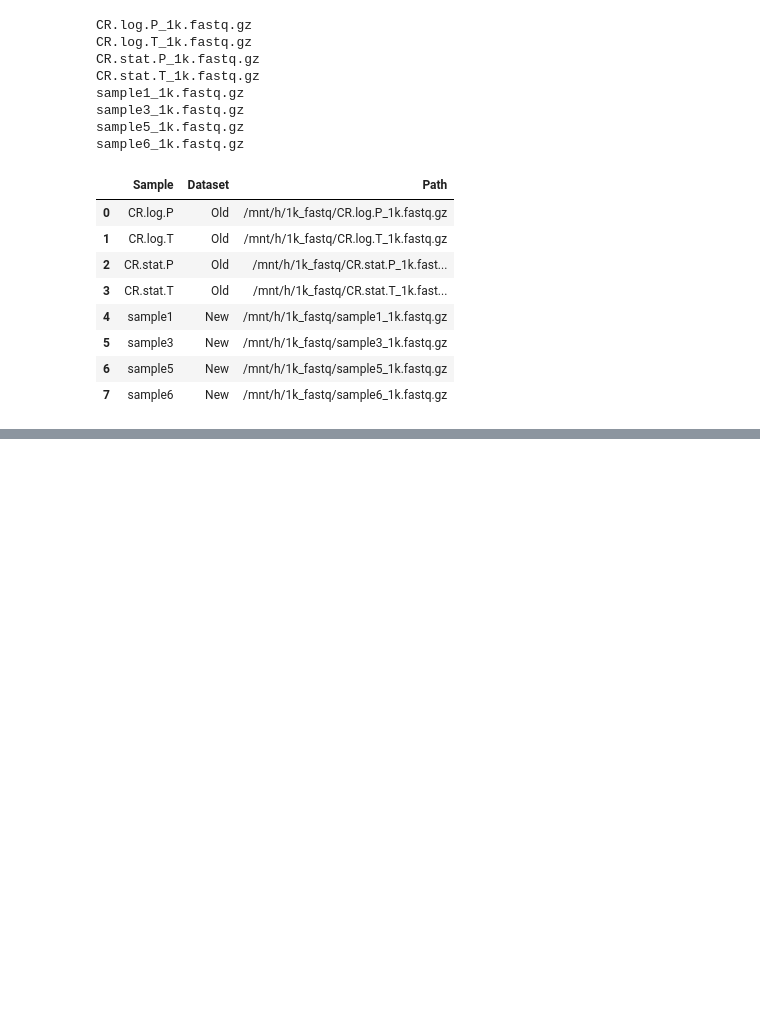
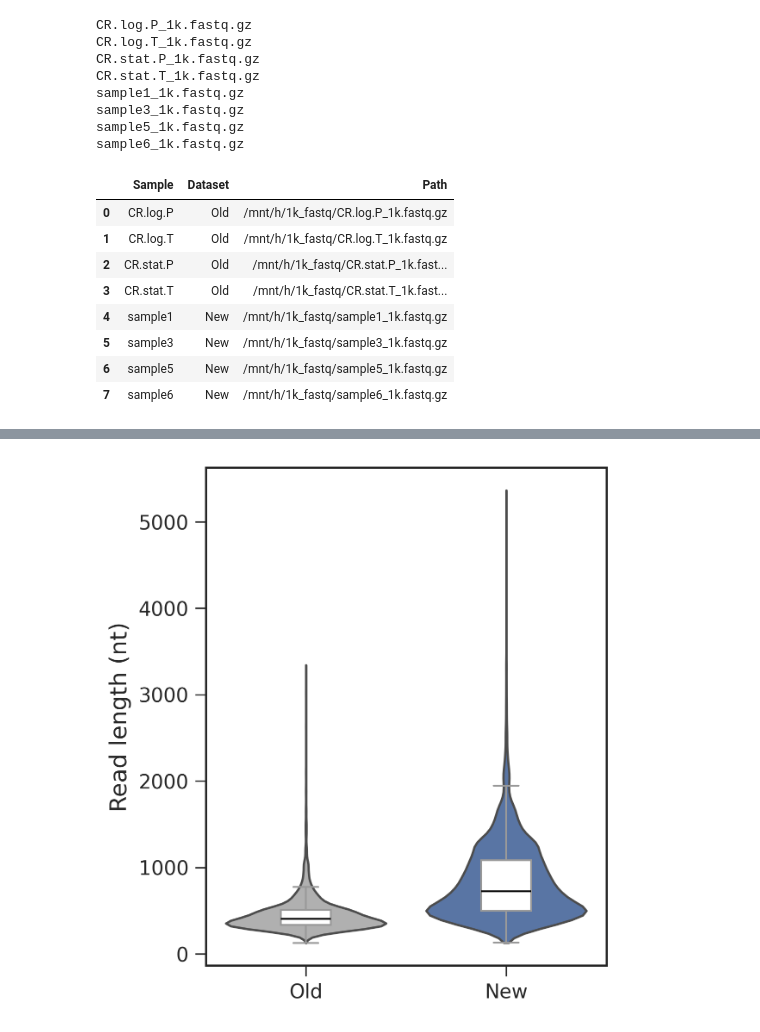
Before and after one commit to ih-11/initial-git, a Jupyter notebook: notebook/fastq_QC.ipynb, the cells around one changed output, grey strips where cells are left out. Saved outputs shown, nothing was run; the diff lists cells and outputs as text; code cells hidden in the pictures; blank space fills up the shorter version.

```diff
--- a/notebook/fastq_QC.ipynb
+++ b/notebook/fastq_QC.ipynb
@@ -232,0 +383,49 @@ def summarize_fastq(path, sample, dataset):
+# %%
+# ============================================
+# Figure 1A
+# Read length distribution
+# Old vs New
+# ============================================
+
+dataset_palette = {
+    "Old": "#B0B0B0",
+    "New": "#4C72B0",
+}
+
+fig, ax = make_fig(
+    w=4,
+    h=5,
+)
+
+sns.violinplot(
+    data=read_qc,
+    x="Dataset",
+    y="Length",
+    palette=dataset_palette,
+    inner=None,
+    cut=0,
+    legend=False,
+    ax=ax,
+)
+
+sns.boxplot(
+    data=read_qc,
+    x="Dataset",
+    y="Length",
+    width=0.25,
+    palette=["white", "white"],
+    showcaps=True,
+    showfliers=False,
+    boxprops={"facecolor": "white", "zorder": 2},
+    whiskerprops={"linewidth": 1},
+    medianprops={"color": "black"},
+    legend=False,
+    ax=ax,
+)
+
+ax.set_xlabel("")
+ax.set_ylabel("Read length (nt)")
+
+plt.show()
+# %% [output]
+[figure, added]
```
Also changed, not shown: parts of 11 cells of this notebook.
